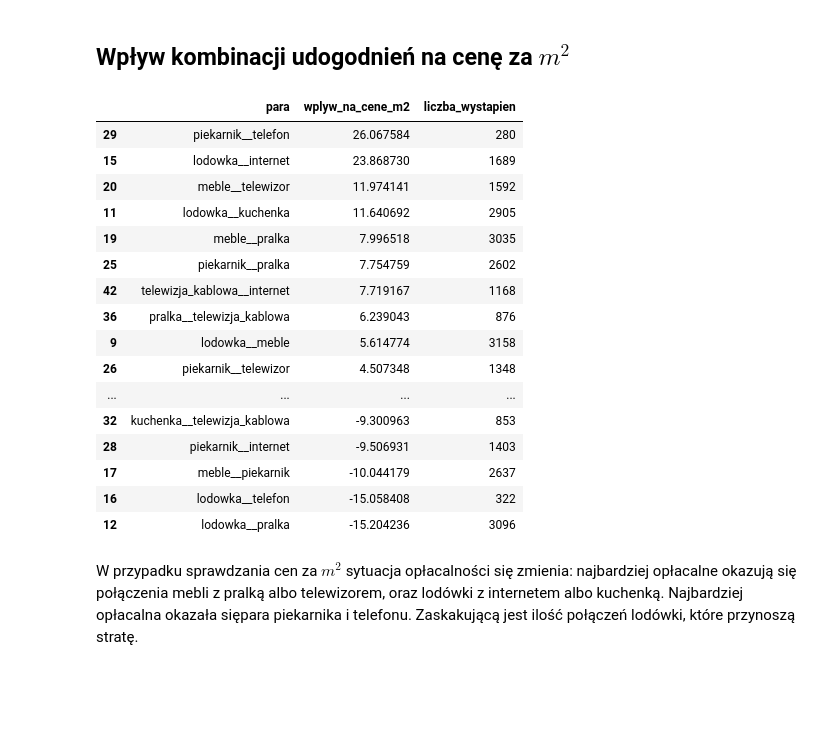
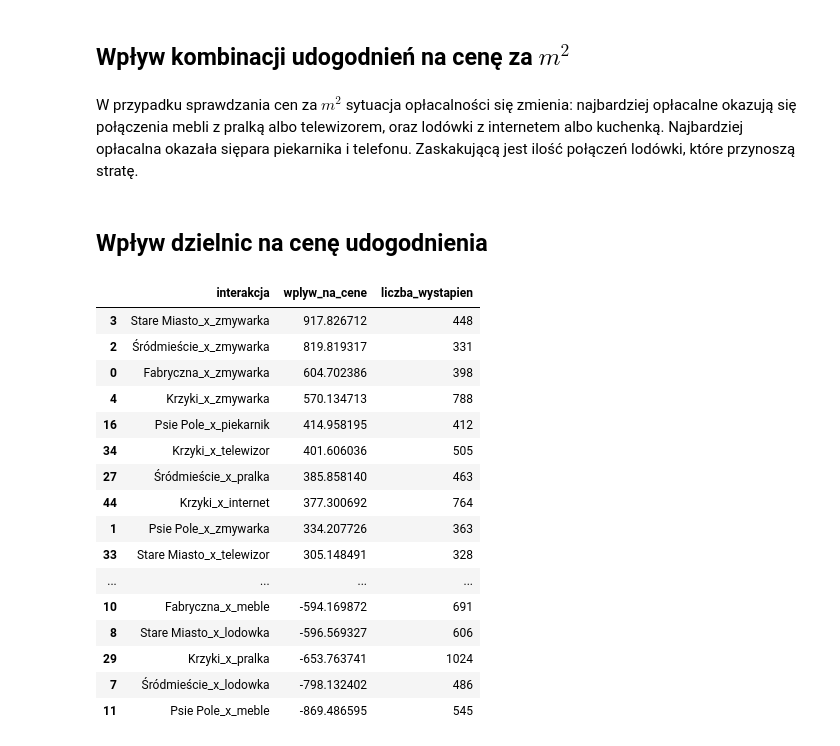
Before and after one commit to Huntarman/otodom-data-analysis, a Jupyter notebook: project.ipynb, the cells around one changed output. Saved outputs shown, nothing was run; the diff lists cells and outputs as text; code cells hidden in the pictures; blank space fills up the shorter version.

```diff
--- a/project.ipynb
+++ b/project.ipynb
@@ -64,9 +67,11 @@ pairs = list(itertools.combinations(features, 2))
 
 pair_freq = {}
 for f1, f2 in pairs:
-    colname = f"{f1}__{f2}"
+    colname = f"{f1}_x_{f2}"
     df[colname] = df[f1] * df[f2]
     pair_freq[colname] = df[colname].sum()
 
-pair_freq
+freq_df = pd.DataFrame.from_dict(pair_freq, orient='index', columns=['wystąpienia'])
+freq_df = freq_df.sort_values(by='wystąpienia', ascending=False)
+freq_df
 # %% [output]
@@ -205,23 +194,53 @@ results = pd.DataFrame({
     'liczba_wystapien': [pair_freq[col] for col in X.columns]
 }).sort_values(by='wplyw_na_cene_m2', ascending=False)
 results
-# %% [output]
-|  | para | wplyw_na_cene_m2 | liczba_wystapien |
-| 29 | piekarnik__telefon | 26.067584 | 280 |
-| 15 | lodowka__internet | 23.868730 | 1689 |
-| 20 | meble__telewizor | 11.974141 | 1592 |
-| 11 | lodowka__kuchenka | 11.640692 | 2905 |
-| 19 | meble__pralka | 7.996518 | 3035 |
-| 25 | piekarnik__pralka | 7.754759 | 2602 |
-| 42 | telewizja_kablowa__internet | 7.719167 | 1168 |
-| 36 | pralka__telewizja_kablowa | 6.239043 | 876 |
-| 9 | lodowka__meble | 5.614774 | 3158 |
-| 26 | piekarnik__telewizor | 4.507348 | 1348 |
-| ... | ... | ... | ... |
-| 32 | kuchenka__telewizja_kablowa | -9.300963 | 853 |
-| 28 | piekarnik__internet | -9.506931 | 1403 |
-| 17 | meble__piekarnik | -10.044179 | 2637 |
-| 16 | lodowka__telefon | -15.058408 | 322 |
-| 12 | lodowka__pralka | -15.204236 | 3096 |
 # %% [markdown]
 W przypadku sprawdzania cen za $m^2$ sytuacja opłacalności się zmienia: najbardziej opłacalne okazują się połączenia mebli z pralką albo telewizorem, oraz lodówki z internetem albo kuchenką. Najbardziej opłacalna okazała siępara piekarnika i telefonu. Zaskakującą jest ilość połączeń lodówki, które przynoszą stratę.
+# %% [markdown]
+## Wpływ dzielnic na cenę udogodnienia
+# %%
+dzielnice_encoded = pd.get_dummies(df['dzielnica'])
+
+interaction_cols = []
+for feature in features:
+    new_cols = []
+    for dzielnica in df['dzielnica'].unique():
+        col_name = f"{dzielnica}_x_{feature}"
+        mask = (df['dzielnica'] == dzielnica)
+        df[col_name] = df[feature] * mask.astype(int)
+        if df[col_name].sum() > 50:
+            interaction_cols.append(col_name)
+        else:
+            df.drop(columns=[col_name], inplace=True)
+
+X = df[interaction_cols]
+y = df['cenaPLN']
+
+model = LinearRegression()
+model.fit(X, y)
+
+results = pd.DataFrame({
+    'interakcja': X.columns,
+    'wplyw_na_cene': model.coef_,
+    'liczba_wystapien': [df[col].sum() for col in X.columns]
+}).sort_values(by='wplyw_na_cene', ascending=False)
+
+results
+# %% [output]
+|  | interakcja | wplyw_na_cene | liczba_wystapien |
+| 3 | Stare Miasto_x_zmywarka | 917.826712 | 448 |
+| 2 | Śródmieście_x_zmywarka | 819.819317 | 331 |
+| 0 | Fabryczna_x_zmywarka | 604.702386 | 398 |
+| 4 | Krzyki_x_zmywarka | 570.134713 | 788 |
+| 16 | Psie Pole_x_piekarnik | 414.958195 | 412 |
+| 34 | Krzyki_x_telewizor | 401.606036 | 505 |
+| 27 | Śródmieście_x_pralka | 385.858140 | 463 |
+| 44 | Krzyki_x_internet | 377.300692 | 764 |
+| 1 | Psie Pole_x_zmywarka | 334.207726 | 363 |
+| 33 | Stare Miasto_x_telewizor | 305.148491 | 328 |
+| ... | ... | ... | ... |
+| 10 | Fabryczna_x_meble | -594.169872 | 691 |
+| 8 | Stare Miasto_x_lodowka | -596.569327 | 606 |
+| 29 | Krzyki_x_pralka | -653.763741 | 1024 |
+| 7 | Śródmieście_x_lodowka | -798.132402 | 486 |
+| 11 | Psie Pole_x_meble | -869.486595 | 545 |
```
Also changed, not shown: parts of 7 cells of this notebook, 1 other file.
